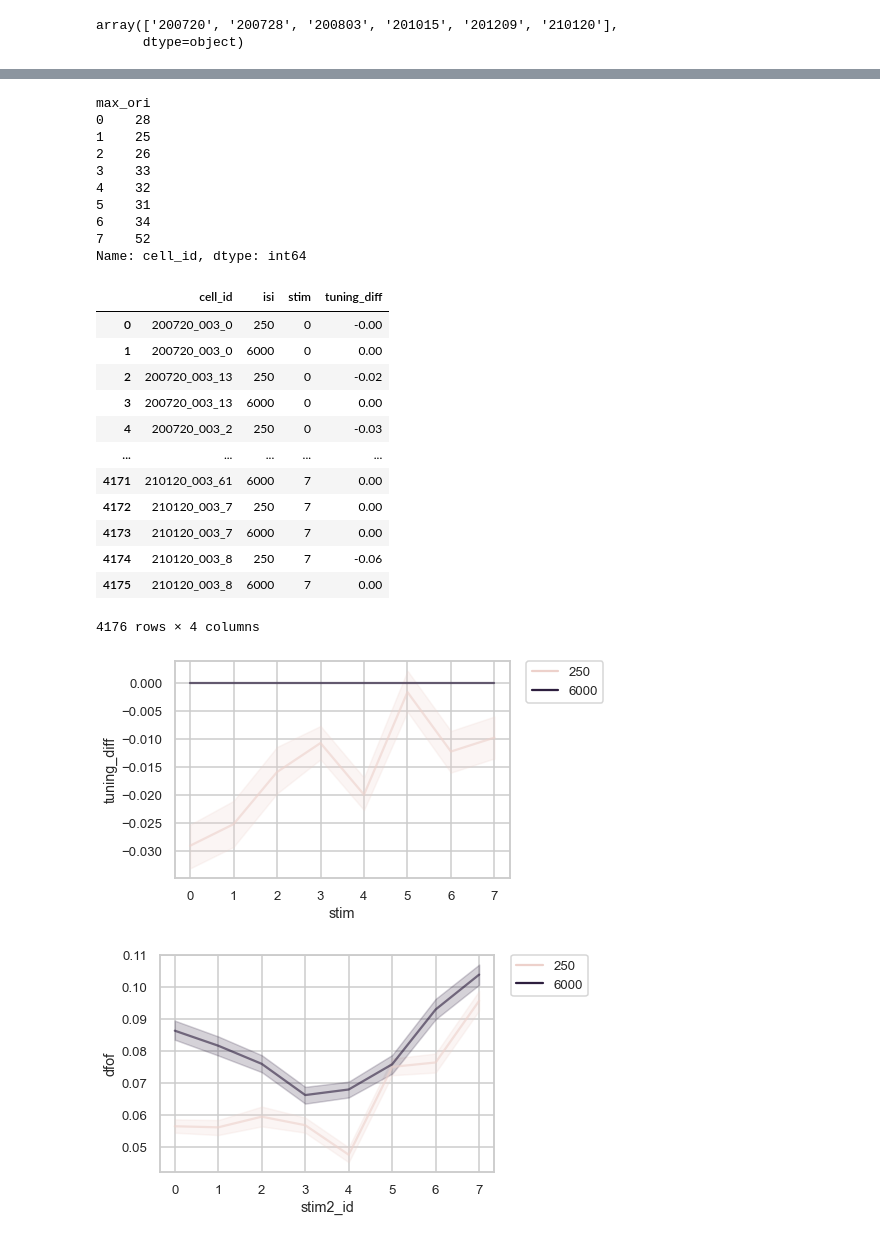
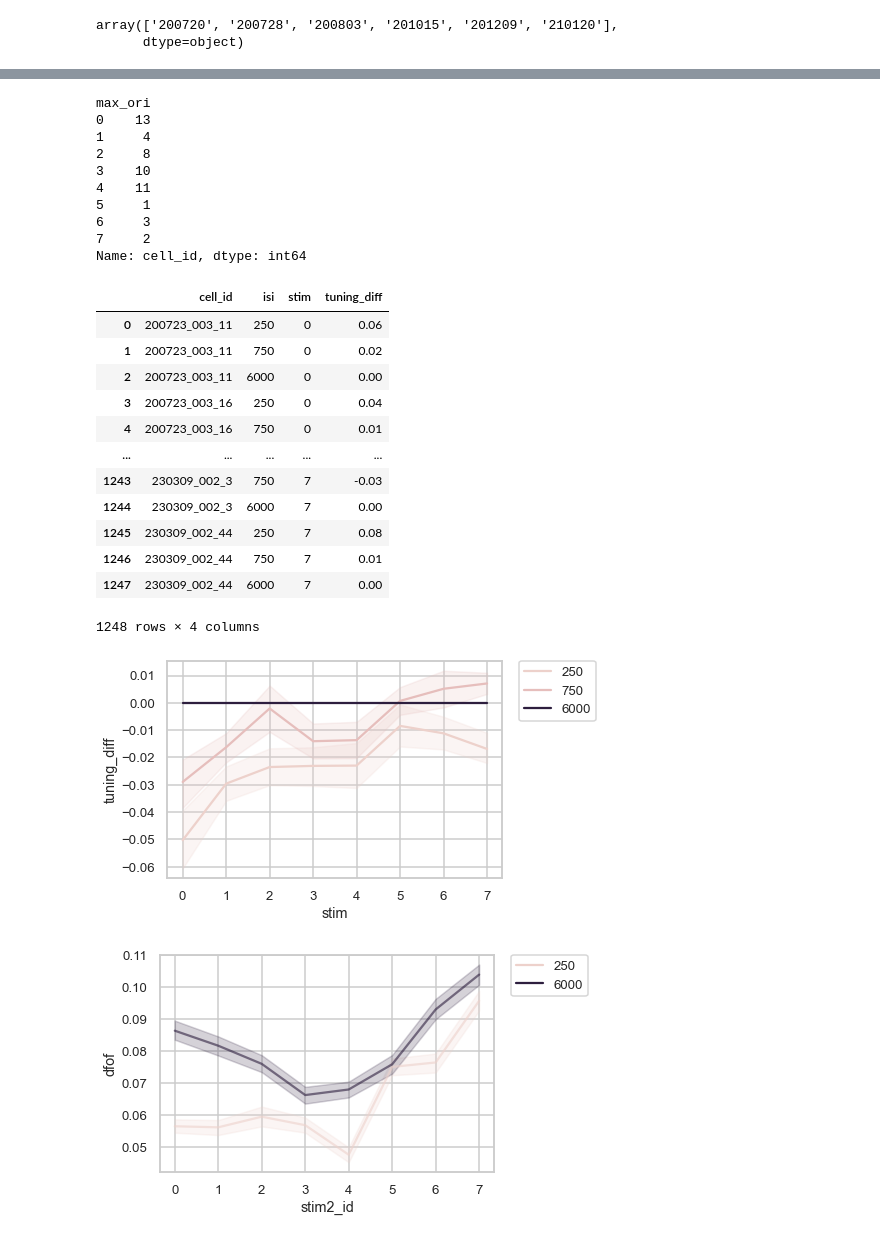
Before and after one commit to lanluo9/inter, a Jupyter notebook: scripts/ipynb/tuning_bias.ipynb, the cells around one changed output, grey strips where cells are left out. Saved outputs shown, nothing was run; the diff lists cells and outputs as text; code cells hidden in the pictures.

```diff
--- a/scripts/ipynb/tuning_bias.ipynb
+++ b/scripts/ipynb/tuning_bias.ipynb
@@ -1476,24 +1509,23 @@ array(['200720', '200728', '200803', '201015', '201209', '210120'],
 # %%
 df_filter = df_lineplot[(df_lineplot.filter_cell_vis == True)
                        & (df_lineplot.ori_mod == True)
-                       & (df_lineplot.isi != 750)
-                       & (df_lineplot.area == 'V1')
+                    #    & (df_lineplot.isi != 750)
+                       & (df_lineplot.area == 'LI')
                       #  & (df_lineplot.cell_id == '210120_003_57')
                      ##  & (df_lineplot.date == '201015') # temporary filter to date, to match matlab san check for TC
                       #  & (df_lineplot.date == '210120') # temporary filter to date, to match matlab san check for TC
                        ]
-print(df_filter# [(df_filter.area == 'V1')]
-    .groupby('max_ori').cell_id.nunique())
+print(df_filter.groupby('max_ori').cell_id.nunique())
 # %% [output]
 max_ori
-0    28
-1    25
-2    26
-3    33
-4    32
-5    31
-6    34
-7    52
+0    13
+1     4
+2     8
+3    10
+4    11
+5     1
+6     3
+7     2
 Name: cell_id, dtype: int64
 # %%
 df_tuning_diff = df_filter.groupby(['cell_id', 'isi']).tuning_diff.first().to_frame()
@@ -1514,25 +1546,26 @@ df_tuning_diff.stim = df_tuning_diff.stim.astype(int)
 df_tuning_diff
 # %% [output]
 |  | cell_id | isi | stim | tuning_diff |
-| 0 | 200720_003_0 | 250 | 0 | -0.00 |
-| 1 | 200720_003_0 | 6000 | 0 | 0.00 |
-| 2 | 200720_003_13 | 250 | 0 | -0.02 |
-| 3 | 200720_003_13 | 6000 | 0 | 0.00 |
-| 4 | 200720_003_2 | 250 | 0 | -0.03 |
+| 0 | 200723_003_11 | 250 | 0 | 0.06 |
+| 1 | 200723_003_11 | 750 | 0 | 0.02 |
+| 2 | 200723_003_11 | 6000 | 0 | 0.00 |
+| 3 | 200723_003_16 | 250 | 0 | 0.04 |
+| 4 | 200723_003_16 | 750 | 0 | 0.01 |
 | ... | ... | ... | ... | ... |
-| 4171 | 210120_003_61 | 6000 | 7 | 0.00 |
-| 4172 | 210120_003_7 | 250 | 7 | 0.00 |
-| 4173 | 210120_003_7 | 6000 | 7 | 0.00 |
-| 4174 | 210120_003_8 | 250 | 7 | -0.06 |
-| 4175 | 210120_003_8 | 6000 | 7 | 0.00 |
+| 1243 | 230309_002_3 | 750 | 7 | -0.03 |
+| 1244 | 230309_002_3 | 6000 | 7 | 0.00 |
+| 1245 | 230309_002_44 | 250 | 7 | 0.08 |
+| 1246 | 230309_002_44 | 750 | 7 | 0.01 |
+| 1247 | 230309_002_44 | 6000 | 7 | 0.00 |
-4176 rows × 4 columns
+1248 rows × 4 columns
 # %%
-sns.lineplot(data=df_tuning_diff, x='stim', y='tuning_diff', hue='isi', ci=68, alpha=0.6,
+## set sns color palette
+sns.lineplot(data=df_tuning_diff, x='stim', y='tuning_diff', hue='isi', ci=68, #alpha=0.9,
             # estimator=np.median
             )
 plt.legend(bbox_to_anchor=(1.05, 1), loc=2, borderaxespad=0.);
 # %% [output]
-[figure, old version]
+[figure, new version]
 # %%
 sns.set(font_scale=0.8, context='talk', style='whitegrid')
 sns.lineplot(data=df_filter, x='stim2_id', y='dfof', hue='isi', ci=68, alpha=0.6,
```
Also changed, not shown: parts of 2 cells of this notebook, 2 other files.
